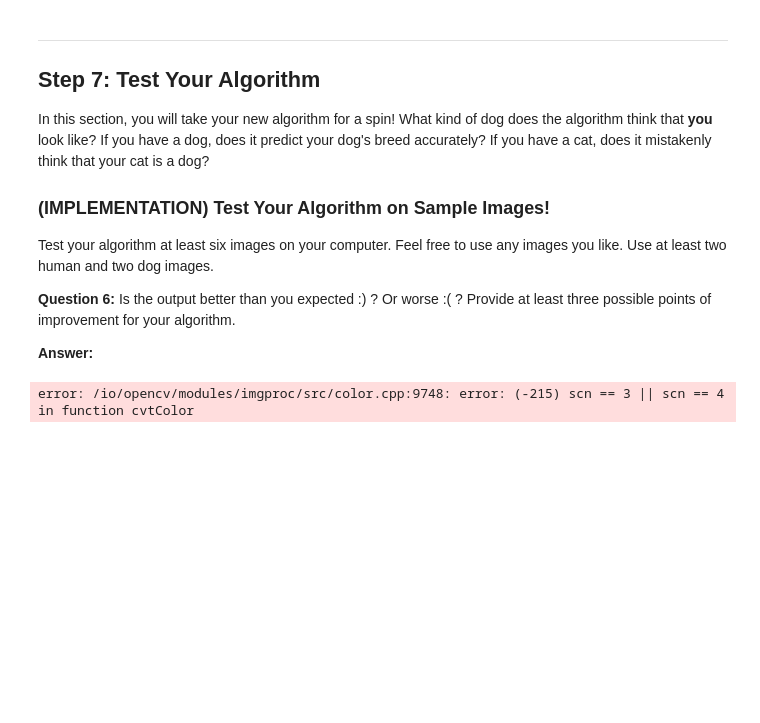
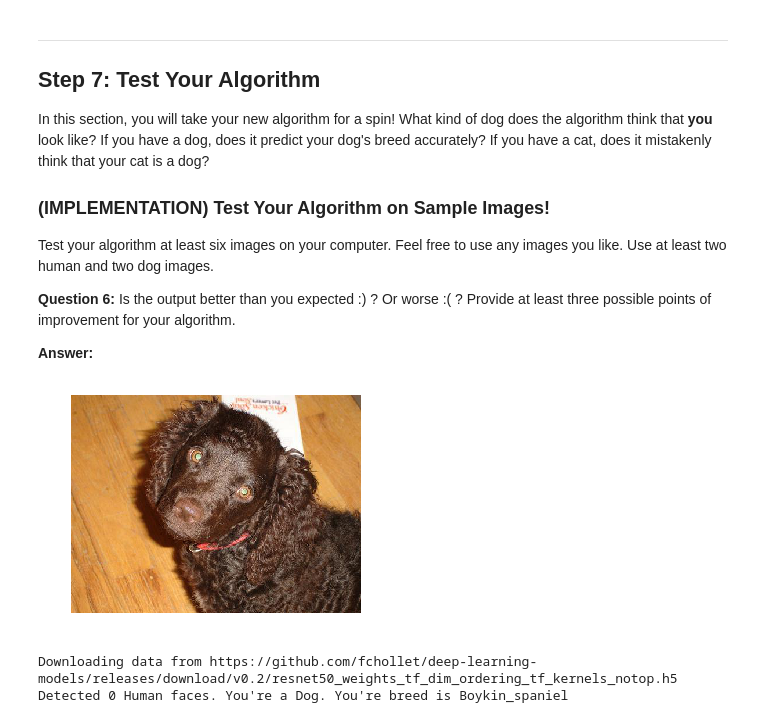
Before and after one commit to shotaro12oyama/udacity-dog-project, a Jupyter notebook: dog_app.ipynb, the cells around one changed output. Drawn from its saved outputs; the diff is of its cells as text; code cells hidden in the pictures; blank space fills up the shorter version.

```diff
--- a/dog_app.ipynb
+++ b/dog_app.ipynb
@@ -609,11 +609,11 @@ Train your model in the code cell below.  Use model checkpointing to save the mo
 You are welcome to [augment the training data](https://blog.keras.io/building-powerful-image-classification-models-using-very-little-data.html), but this is not a requirement.
 # %%
 ### TODO: Train the model.
-checkpointer2 = ModelCheckpoint(filepath='saved_models/weights.best.Xception.hdf5',
+checkpointer2 = ModelCheckpoint(filepath='saved_models/weights.best.Resnet50.hdf5',
                                verbose=1, save_best_only=True)
 
-Xception_model.fit(train_Xception, train_targets,
-          validation_data=(valid_Xception, valid_targets),
+Resnet50_model.fit(train_Resnet50, train_targets,
+          validation_data=(valid_Resnet50, valid_targets),
           epochs=20, batch_size=20, callbacks=[checkpointer2], verbose=1)
 # %% [output]
 Train on 6680 samples, validate on 835 samples
@@ -638,7 +638,7 @@ Epoch 20/20
 ### (IMPLEMENTATION) Load the Model with the Best Validation Loss
 # %%
 ### TODO: Load the model weights with the best validation loss.
-Xception_model.load_weights('saved_models/weights.best.Xception.hdf5')
+Resnet50_model.load_weights('saved_models/weights.best.Resnet50.hdf5')
 # %% [markdown]
 ### (IMPLEMENTATION) Test the Model
 
@@ -672,11 +672,11 @@ where `{network}`, in the above filename, should be one of `VGG19`, `Resnet50`,
 ### and returns the dog breed that is predicted by the model.
 
 
-def Xception_predict_breed(img_path):
+def Resnet50_predict_breed(img_path):
     # extract bottleneck features
-    bottleneck_feature = extract_Xception(path_to_tensor(img_path));
+    bottleneck_feature = extract_Resnet50(path_to_tensor(img_path));
     # obtain predicted vector
-    predicted_vector = Xception_model.predict(bottleneck_feature);
+    predicted_vector = Resnet50_model.predict(bottleneck_feature);
     # return dog breed that is predicted by the model
     return dog_names[np.argmax(predicted_vector)]
 # %% [markdown]
@@ -736,7 +736,7 @@ def dog_breed_image_classifier(img_path):
     plt.show()
 
     # Predict using ResNet50
-    predicted_breed = ResNet50_predict_breed(img_path)
+    predicted_breed = Resnet50_predict_breed(img_path)
 
     if is_human:
         print("Detected %d Human faces. You're a Human. Your breed is %s" % (faces_detected, predicted_breed))
@@ -761,7 +761,9 @@ __Answer:__
 # %%
 ## TODO: Execute your algorithm from Step 6 on
 ## at least 6 images on your computer.
 ## Feel free to use as many code cells as needed.
-dog_breed_image_classifier('myImages/beast.jpg')
+dog_breed_image_classifier('images/American_water_spaniel_00648.jpg')
 # %% [output]
+[figure, added]
-error: /io/opencv/modules/imgproc/src/color.cpp:9748: error: (-215) scn == 3 || scn == 4 in function cvtColor
+Downloading data from https://github.com/fchollet/deep-learning-models/releases/download/v0.2/resnet50_weights_tf_dim_ordering_tf_kernels_notop.h5
+Detected 0 Human faces. You're a Dog. You're breed is Boykin_spaniel
```
Also changed, not shown: parts of 14 cells of this notebook.
